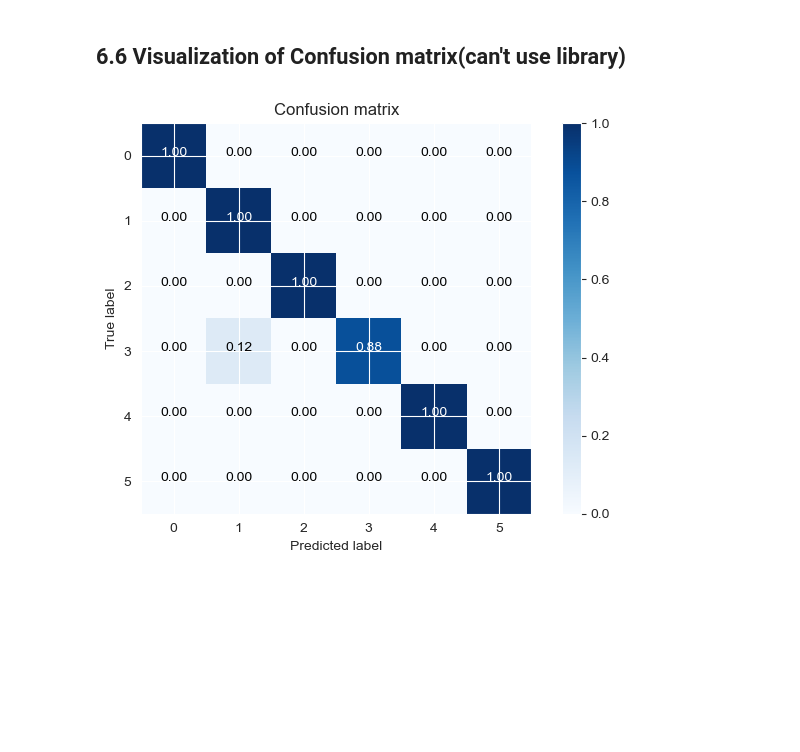
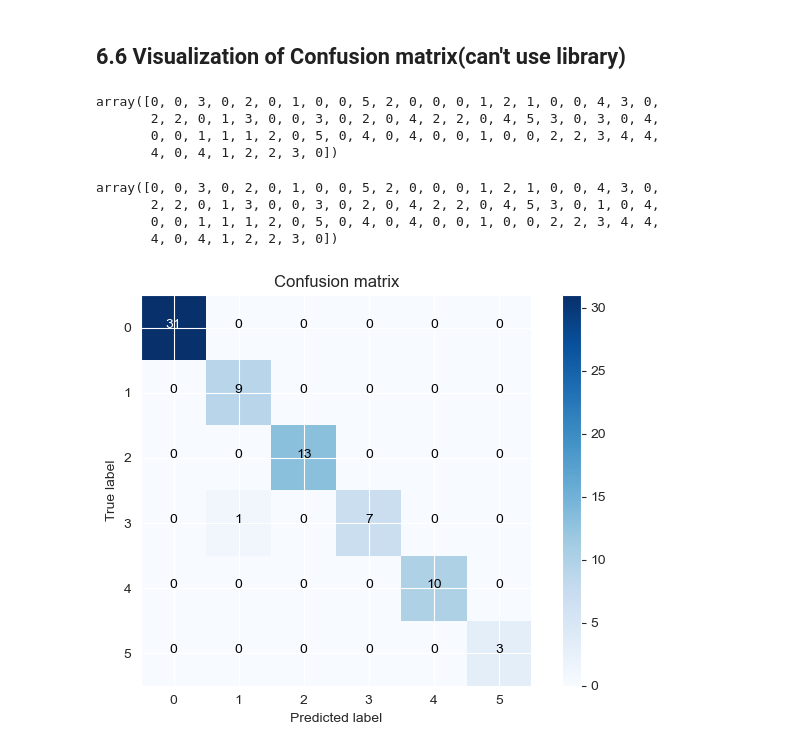
Before and after one commit to chengxinzhaox/ML-Learn-recourses, a Jupyter notebook: cw1/ANN.ipynb, the cells around one changed output. Cells and saved outputs as stored; diff of their text form; code cells hidden in the pictures; blank space fills up the shorter version.

```diff
--- a/cw1/ANN.ipynb
+++ b/cw1/ANN.ipynb
@@ -344,9 +351,20 @@ plt.show()
 # %% [markdown]
 ## 6.6 Visualization of  Confusion matrix(can't use library)
+# %%
+y_test_labels
+# %% [output]
+array([0, 0, 3, 0, 2, 0, 1, 0, 0, 5, 2, 0, 0, 0, 1, 2, 1, 0, 0, 4, 3, 0,
+       2, 2, 0, 1, 3, 0, 0, 3, 0, 2, 0, 4, 2, 2, 0, 4, 5, 3, 0, 3, 0, 4,
+       0, 0, 1, 1, 1, 2, 0, 5, 0, 4, 0, 4, 0, 0, 1, 0, 0, 2, 2, 3, 4, 4,
+       4, 0, 4, 1, 2, 2, 3, 0])
+# %%
+y_pred
+# %% [output]
+array([0, 0, 3, 0, 2, 0, 1, 0, 0, 5, 2, 0, 0, 0, 1, 2, 1, 0, 0, 4, 3, 0,
+       2, 2, 0, 1, 3, 0, 0, 3, 0, 2, 0, 4, 2, 2, 0, 4, 5, 3, 0, 1, 0, 4,
+       0, 0, 1, 1, 1, 2, 0, 5, 0, 4, 0, 4, 0, 0, 1, 0, 0, 2, 2, 3, 4, 4,
+       4, 0, 4, 1, 2, 2, 3, 0])
 # %%
-import numpy as np
-import matplotlib.pyplot as plt
-
 def confusion_matrix(y_true, y_pred):
     """
     The confusion_matrix function is used to compute the confusion matrix of the model.
@@ -354,43 +372,36 @@ def confusion_matrix(y_true, y_pred):
     :param y_pred: the predicted labels
     :return: the confusion matrix of the model
     """
     num_classes = len(np.unique(y_true))
     result = np.zeros((num_classes, num_classes))
     for i in range(len(y_true)):
         result[y_true[i]][y_pred[i]] += 1
     return result
 
-def plot_confusion_matrix(cm, classes, normalize=False, title='Confusion matrix', cmap=plt.cm.Blues):
+def plot_confusion_matrix(cm, classes):
     """
     The plot_confusion_matrix function is used to plot the confusion matrix of the model.
     :param cm: the confusion matrix
     :param classes: the class labels
-    :param normalize: whether to normalize the confusion matrix
-    :param title: the title of the plot
-    :param cmap: the color map
     """
-    if normalize:
-        cm = cm.astype('float') / cm.sum(axis=1)[:, np.newaxis]
-
-    plt.imshow(cm, interpolation='nearest', cmap=cmap)
-    plt.title(title)
+    plt.imshow(cm, interpolation='nearest', cmap=plt.cm.Blues)
+    plt.title("Confusion matrix")
     plt.colorbar()
     tick_marks = np.arange(len(classes))
     plt.xticks(tick_marks, classes)
     plt.yticks(tick_marks, classes)
 
-    # 在每个格子中添加文本
     for i in range(cm.shape[0]):
         for j in range(cm.shape[1]):
-            plt.text(j, i, format(cm[i, j], '.2f') if normalize else int(cm[i, j]),
+            plt.text(j, i, str(int(cm[i, j])),
                      horizontalalignment="center",
                      color="white" if cm[i, j] > cm.max() / 2. else "black")
 
     plt.ylabel('True label')
     plt.xlabel('Predicted label')
     plt.tight_layout()
     plt.show()
 
-plot_confusion_matrix(confusion_matrix(y_test_labels, y_pred), classes=np.unique(y_test_labels), normalize=True)
+plot_confusion_matrix(confusion_matrix(y_test_labels, y_pred), classes=np.unique(y_test_labels))
 # %% [output]
-[figure, old version]
+[figure, new version]
```
Also changed, not shown: parts of 10 cells of this notebook, 3 other files.
